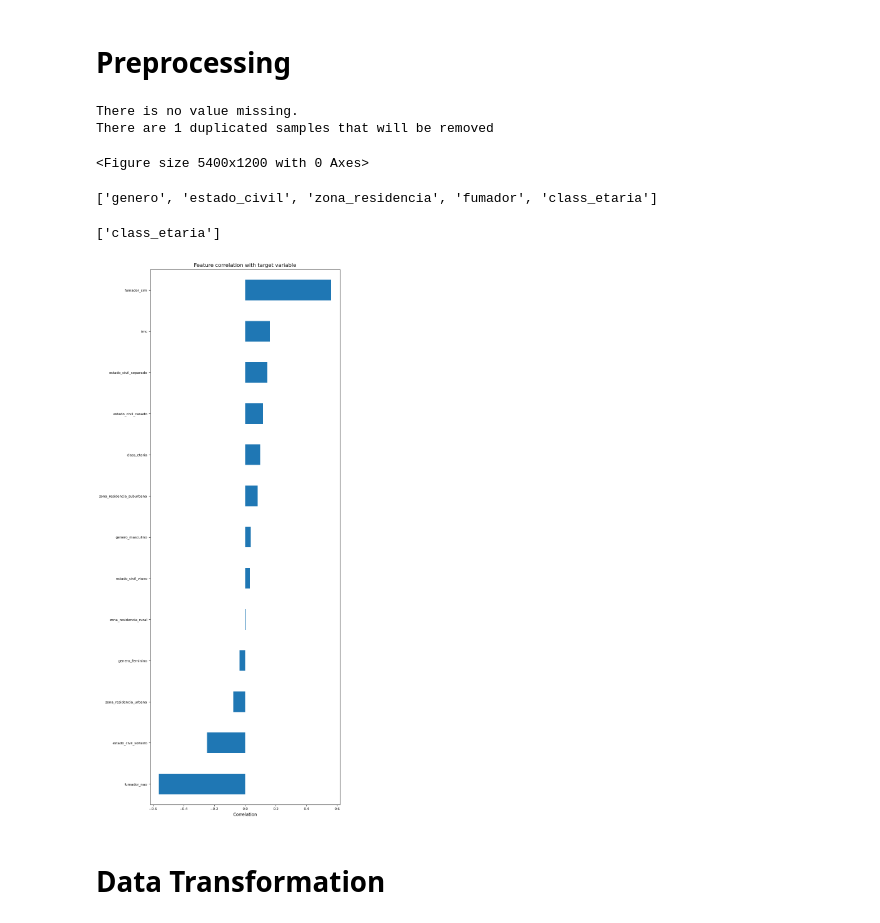
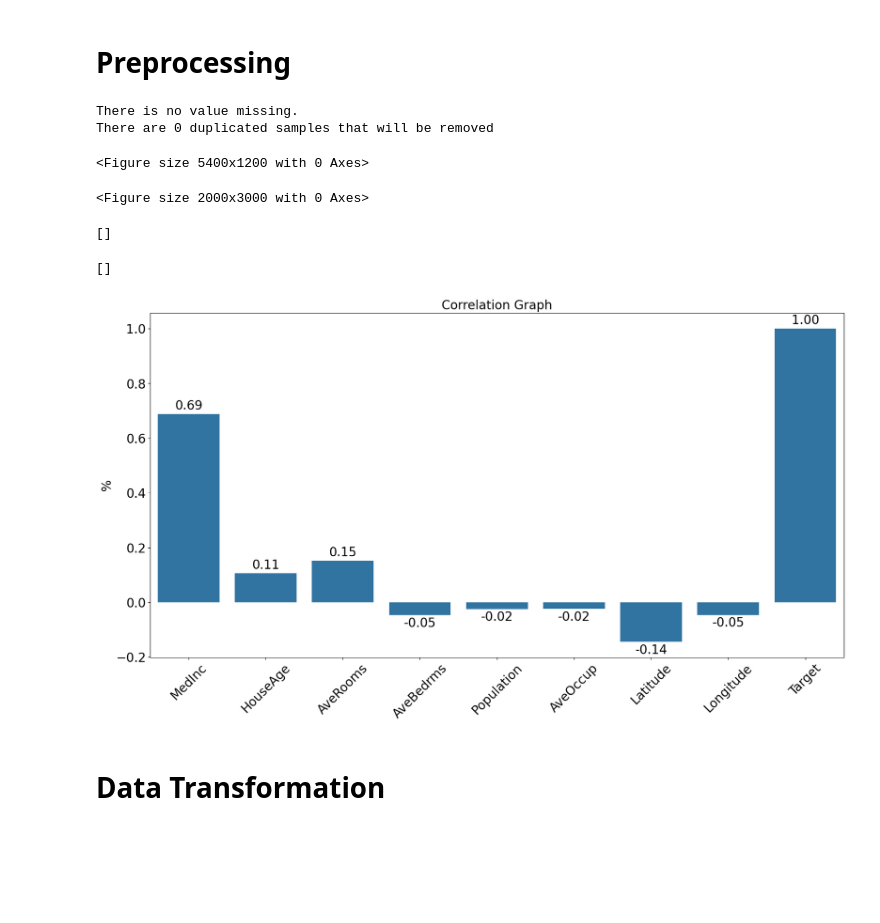
Before and after one commit to Leon-dev321/dl-in-tabular-data, a Jupyter notebook: Final_notebook.ipynb, the cells around one changed output. Drawn from its saved outputs; the diff is of its cells as text; code cells hidden in the pictures; blank space fills up the shorter version.

```diff
--- a/Final_notebook.ipynb
+++ b/Final_notebook.ipynb
@@ -1096,13 +1129,13 @@ display(models_tracker.get_summary())
 # %% [markdown]
 # Dataset Loading
 # %%
-#dataset_name = "California Housing"
-#data = fetch_california_housing(as_frame=True, return_X_y=True)
-#data = convert_dataset_to_dataframe(dataset=data, target = 'MedHouseVal')
+dataset_name = "California Housing"
+data = fetch_california_housing(as_frame=True, return_X_y=True)
+data = convert_dataset_to_dataframe(dataset=data, target = 'MedHouseVal')
 
-dataset_name = "Custo Seguro"
-path = './datasets/custo_seguro.csv'
-data = convert_dataset_to_dataframe(path=path, target = 'custo')
+#dataset_name = "Custo Seguro"
+#path = './datasets/custo_seguro.csv'
+#data = convert_dataset_to_dataframe(path=path, target = 'custo')
 
 display(data.head())
 display(data.shape)
@@ -1135,29 +1168,32 @@ data_cleaner.show_and_impute_missing_data(data)
 data_cleaner.remove_duplicated_data(data)
 # %% [output]
 There is no value missing.
-There are 1 duplicated samples that will be removed
+There are 0 duplicated samples that will be removed
 <Figure size 5400x1200 with 0 Axes>
 # %%
 X = data.drop(columns=['Target'])
 y = data['Target']
 
 cat_cols = [c for c in X.columns if X[c].dtype == 'object' or str(X[c].dtype).startswith('category')]
 num_cols = [c for c in X.columns if c not in cat_cols]
+
+show_categories_of_cat_cols(data.select_dtypes(include="object"))
 
 ord_cols = []
 display(cat_cols)
 
 if "class_etaria" in cat_cols:
     ord_cols.append("class_etaria")
     cat_cols.remove("class_etaria")
 
 display(ord_cols)
 
 show_corr_graph(data, cat_cols, ord_cols)
 # %% [output]
-['genero', 'estado_civil', 'zona_residencia', 'fumador', 'class_etaria']
+<Figure size 2000x3000 with 0 Axes>
-['class_etaria']
+[]
+[]
-[figure, old version]
+[figure, new version]
 # %%
 #Stratification for regression
 n_bins = 10
```
Also changed, not shown: parts of 20 cells of this notebook.
